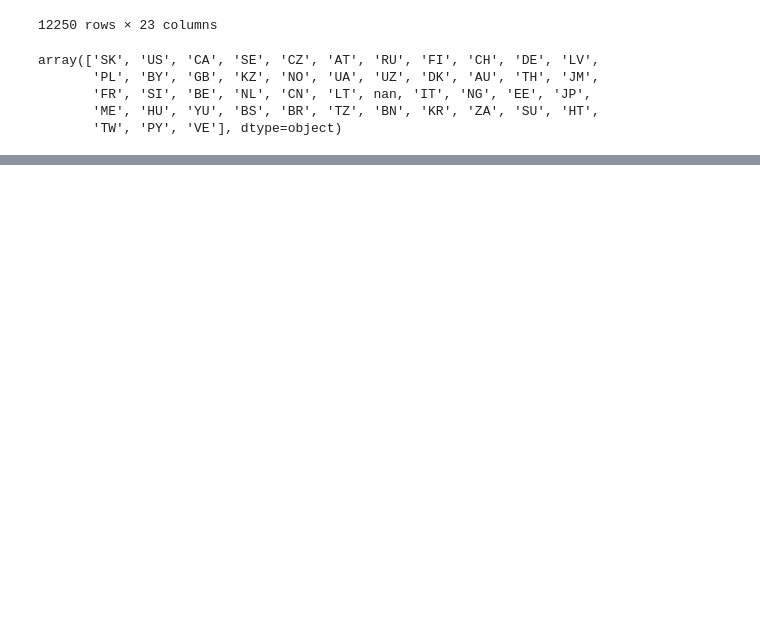
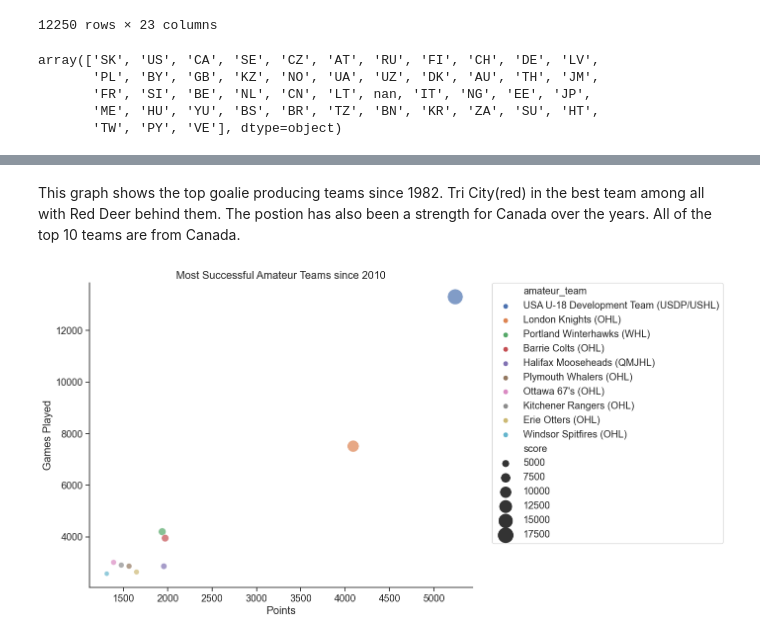
Before and after one commit to ubco-W2022T2-data301/project-group-group31, a Jupyter notebook: analysis/analysis3.ipynb, the cells around one changed output, grey strips where cells are left out. Cells and saved outputs as stored; diff of their text form; code cells hidden in the pictures; blank space fills up the shorter version.

```diff
--- a/analysis/analysis3.ipynb
+++ b/analysis/analysis3.ipynb
@@ -109,0 +146,28 @@ plt.show()
+# %% [markdown]
+This graph shows the top goalie producing teams since 1982. Tri City(red) in the best team among all with Red Deer behind them. The postion has also been a strength for Canada over the years. All of the top 10 teams are from Canada.
+# %%
+df2010 = df.loc[:2791]
+df2010 = df2010.drop(['id', 'age', 'plus_minus', 'penalties_minutes', 'goalie_losses', 'nationality', 'to_year',
+                      'goalie_ties_overtime', 'save_percentage', 'goals_against_average',
+                      'point_shares'], axis=1)
+# Filter data to include only players with an amateur team
+df_amateur2 = df2010[df2010['amateur_team'].notnull()]
+
+# Calculate total score for each team
+df_scores2 = df_amateur2.groupby('amateur_team').sum()[['games_played', 'points']]
+df_scores2['score'] = df_scores2['games_played'] + df_scores2['points']
+df_scores2 = df_scores2.sort_values('score', ascending=False)[:10]
+df_scores2['amateur_team'] = df_scores2.index
+
+# Set figure size
+plt.figure(figsize=(10, 8))
+
+# Generate plot using seaborn
+sns.scatterplot(x='points', y='games_played', size='score', hue='amateur_team', data=df_scores2, sizes=(50, 500), alpha=0.7)
+plt.title('Most Successful Amateur Teams since 2010')
+plt.ylabel('Games Played')
+plt.xlabel('Points')
+plt.legend(bbox_to_anchor=(1.05, 1), loc=2, borderaxespad=0.)
+plt.show()
+# %% [output]
+[figure, added]
```
Also changed, not shown: parts of 11 cells of this notebook.
